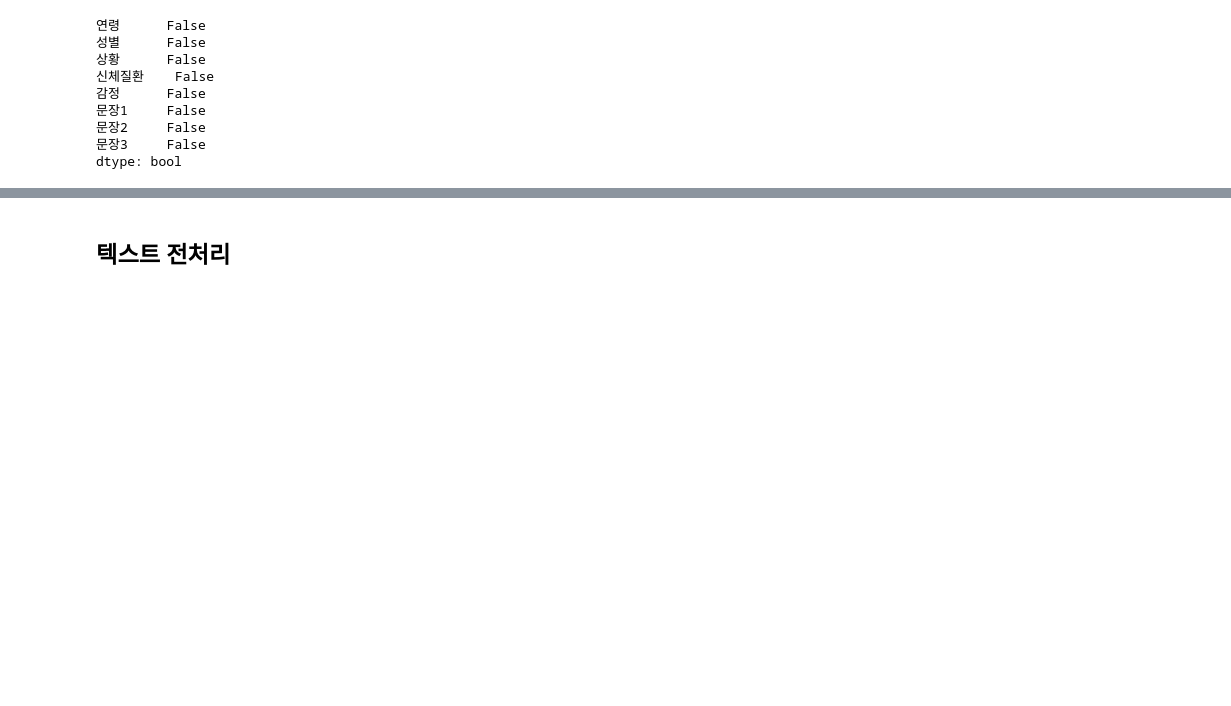
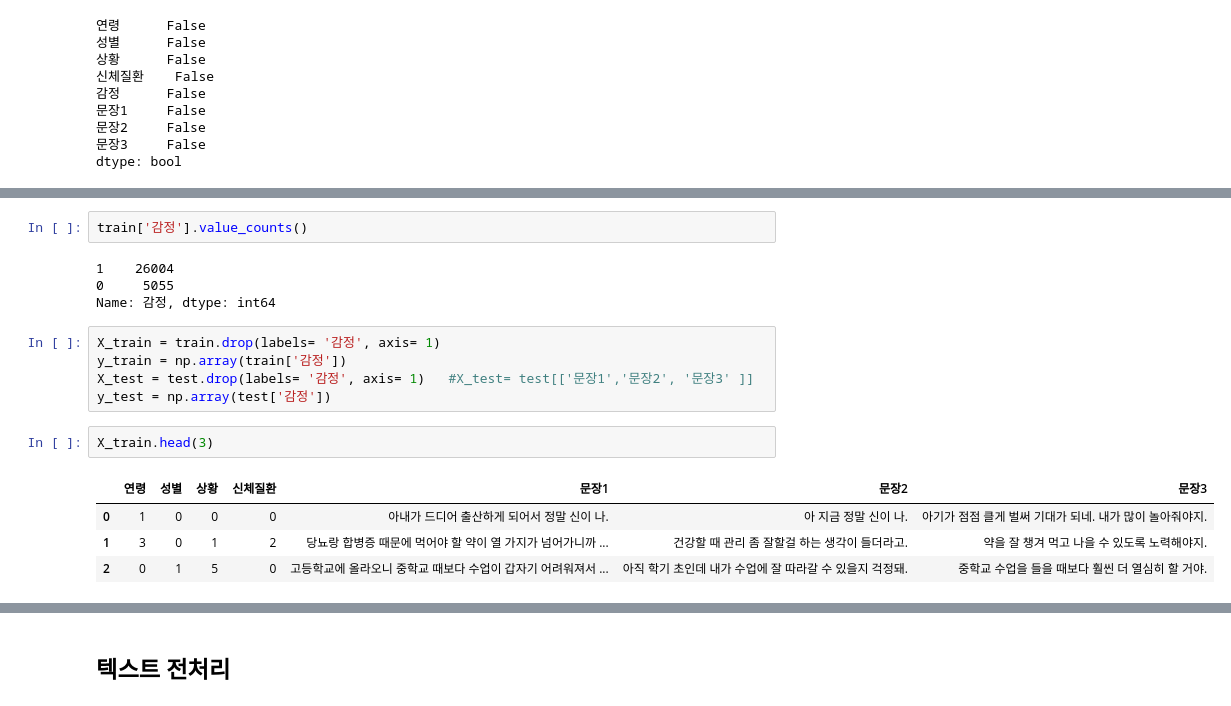
Before and after one commit to poandpo/project-4, a Jupyter notebook: AI_06_임채은.ipynb, the cells around one changed output, grey strips where cells are left out. Saved outputs shown, nothing was run; the diff lists cells and outputs as text; blank space fills up the shorter version.

```diff
--- a/AI_06_임채은.ipynb
+++ b/AI_06_임채은.ipynb
@@ -194,0 +178,18 @@ test.head()
+# %%
+train['감정'].value_counts()
+# %% [output]
+1    26004
+0     5055
+Name: 감정, dtype: int64
+# %%
+X_train = train.drop(labels= '감정', axis= 1)
+y_train = np.array(train['감정'])
+X_test = test.drop(labels= '감정', axis= 1)   #X_test= test[['문장1','문장2', '문장3' ]]
+y_test = np.array(test['감정'])
+# %%
+X_train.head(3)
+# %% [output]
+|  | 연령 | 성별 | 상황 | 신체질환 | 문장1 | 문장2 | 문장3 |
+| 0 | 1 | 0 | 0 | 0 | 아내가 드디어 출산하게 되어서 정말 신이 나. | 아 지금 정말 신이 나. | 아기가 점점 클게 벌써 기대가 되네. 내가 많이 놀아줘야지. |
+| 1 | 3 | 0 | 1 | 2 | 당뇨랑 합병증 때문에 먹어야 할 약이 열 가지가 넘어가니까 ... | 건강할 때 관리 좀 잘할걸 하는 생각이 들더라고. | 약을 잘 챙겨 먹고 나을 수 있도록 노력해야지. |
+| 2 | 0 | 1 | 5 | 0 | 고등학교에 올라오니 중학교 때보다 수업이 갑자기 어려워져서 ... | 아직 학기 초인데 내가 수업에 잘 따라갈 수 있을지 걱정돼. | 중학교 수업을 들을 때보다 훨씬 더 열심히 할 거야. |
```
Also changed, not shown: parts of 82 cells of this notebook.
